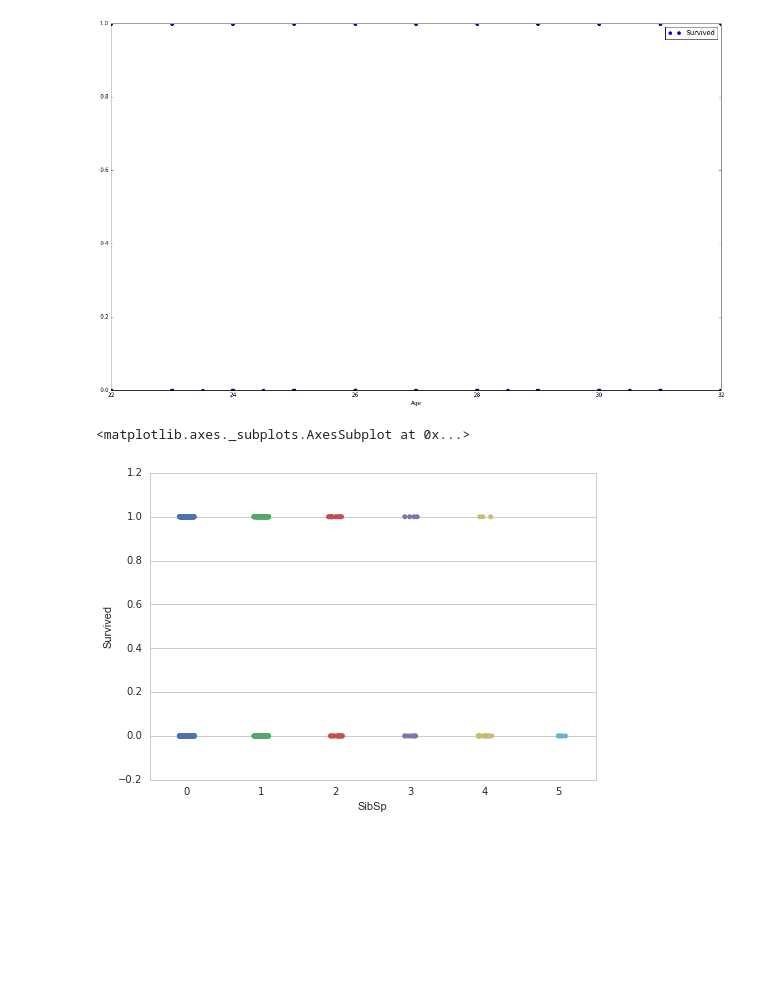
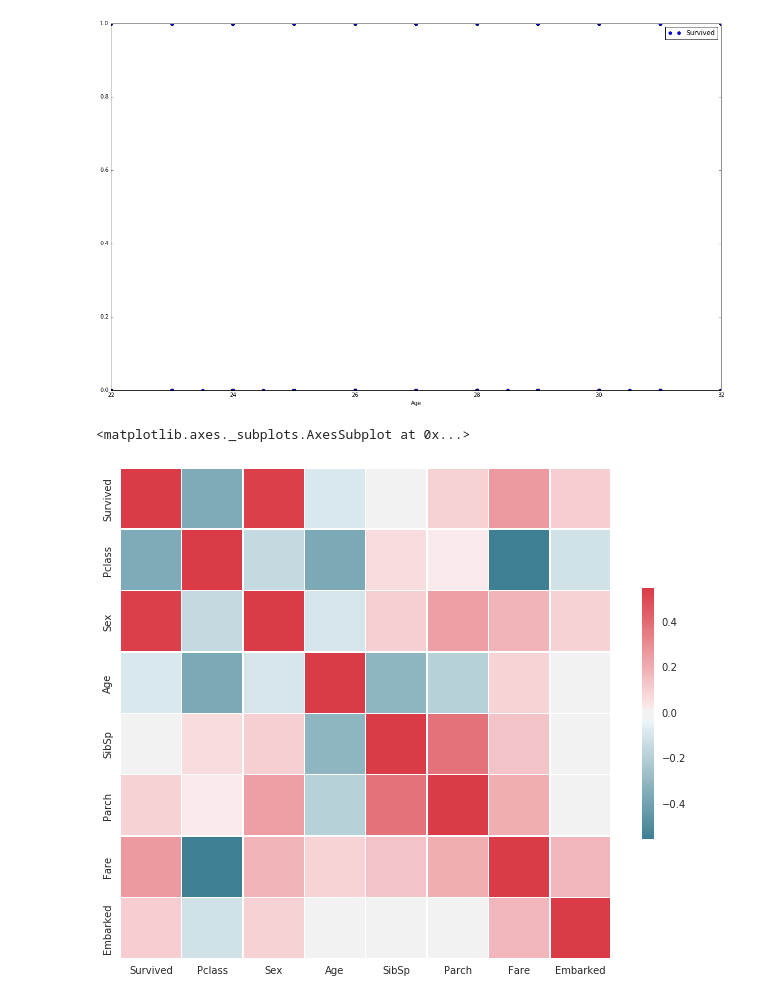
Before and after one commit to thegreatshasha/titanic, a Jupyter notebook: Untitled1.ipynb, the cells around one changed output. Cells and saved outputs as stored; diff of their text form; code cells hidden in the pictures; blank space fills up the shorter version.

```diff
--- a/Untitled1.ipynb
+++ b/Untitled1.ipynb
@@ -117,5 +118,20 @@ sns.set(style="whitegrid", color_codes=True)
-# %%
-sns.stripplot(x="SibSp", y="Survived", data=dg, jitter=True)
-# %% [output]
-<matplotlib.axes._subplots.AxesSubplot at 0x...>
-[figure, removed]
+# %%
+corr = dg.corr()
+
+# Generate a mask for the upper triangle
+mask = np.zeros_like(corr, dtype=np.bool)
+mask[np.triu_indices_from(mask)] = True
+
+# Set up the matplotlib figure
+f, ax = plt.subplots(figsize=(11, 9))
+
+# Generate a custom diverging colormap
+cmap = sns.diverging_palette(220, 10, as_cmap=True)
+
+# Draw the heatmap with the mask and correct aspect ratio
+sns.heatmap(corr, cmap=cmap, vmax=.3,
+            square=True,
+            linewidths=.5, cbar_kws={"shrink": .5}, ax=ax)
+# %% [output]
+<matplotlib.axes._subplots.AxesSubplot at 0x...>
+[figure, added]
```
Also changed, not shown: parts of 9 cells of this notebook.
